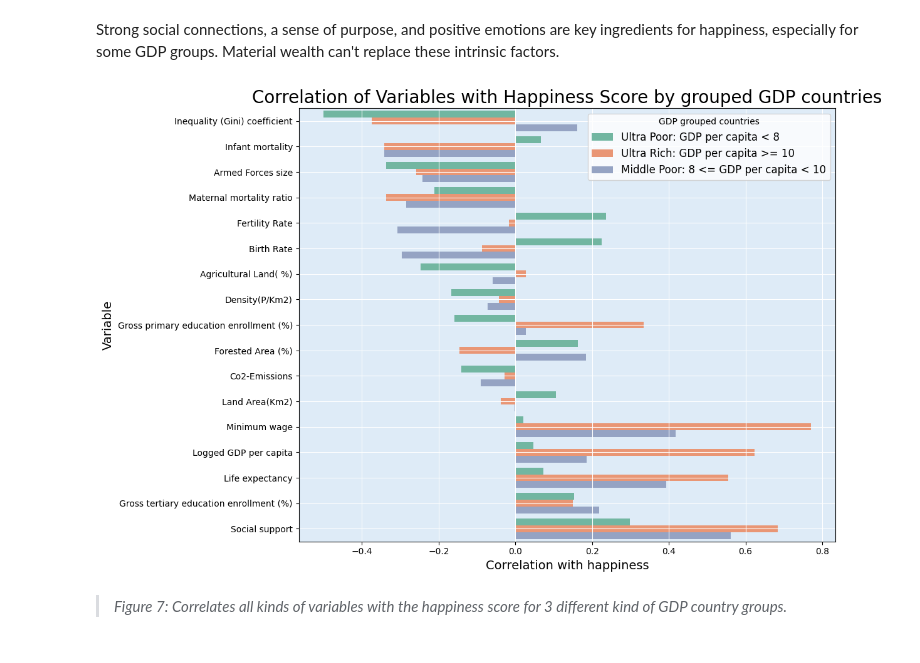
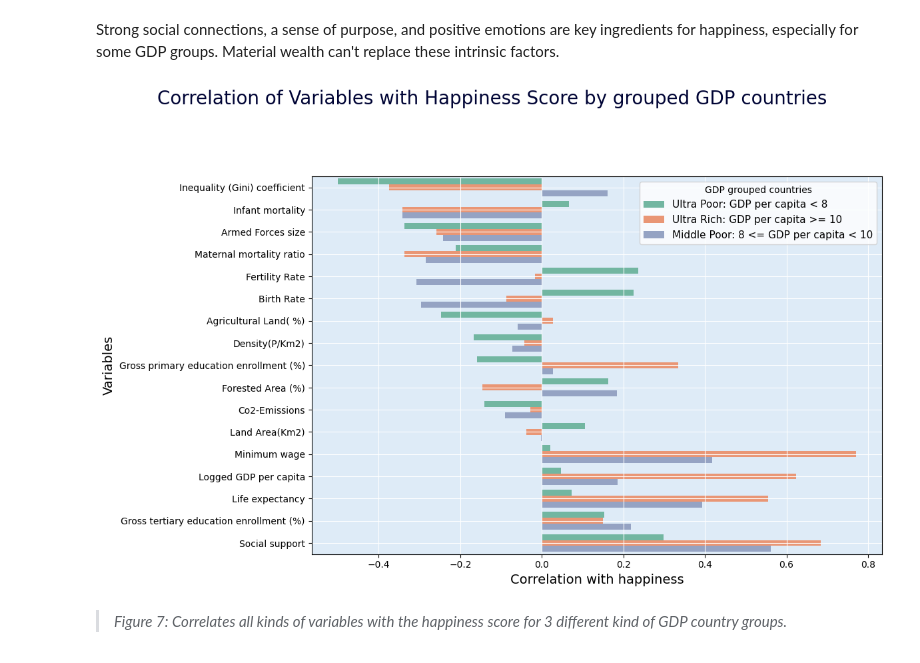
Before and after one commit to thijsslagter12/data-storyV2, a Jupyter notebook: docs/format.ipynb, the cells around one changed output. Cells and saved outputs as stored; diff of their text form; code cells hidden in the pictures.

```diff
--- a/docs/format.ipynb
+++ b/docs/format.ipynb
@@ -453,37 +458,40 @@ merged_data['GDP Group'] = merged_data['Logged GDP per capita'].apply(categorize
 # Compute correlations for each group and each variable
 correlations = []
 
 for group in [poor_group, middle_group, rich_group]:
     group_data = merged_data[merged_data['GDP Group'] == group]
     group_corr = []
     for var in variables:
         if var in group_data.columns:
             correlation = group_data['Happiness Score 2020'].corr(group_data[var])
             group_corr.append({'Variable': var, 'Correlation': correlation, 'Group': group})
     correlations.extend(group_corr)
 
 # Convert correlations list to DataFrame
 correlations_df = pd.DataFrame(correlations)
 
 # Sort the DataFrame by the 'Correlation' column to order the bars from low to high
 correlations_df = correlations_df.sort_values(by='Correlation')
 
 # Plotting the bar chart with specified background color and white grid lines
 plt.figure(figsize=(12, 8))
 sns.barplot(x='Correlation', y='Variable', hue='Group', data=correlations_df, palette='Set2')
-plt.title('Correlation of Variables with Happiness Score by grouped GDP countries', fontsize=20, color='black')
 plt.xlabel('Correlation with happiness', fontsize=14, color='black')
-plt.ylabel('Variable', fontsize=14, color='black')
+plt.ylabel('Variables', fontsize=14, color='black')
 plt.grid(True, color='white')  # White grid lines
-plt.legend(title='GDP grouped countries', loc='upper right', fontsize=12)
+plt.legend(title='GDP grouped countries', loc='upper right', fontsize=11)
 plt.tight_layout()
+
+plt.suptitle('Correlation of Variables with Happiness Score by grouped GDP countries', fontsize=20, x=0.5, y=0.95, color='#000435')
+plt.tight_layout(rect=[0, 0, 1, 0.86])  # Adjust the layout to accommodate suptitle and subplots
 
 # Set the background color to match the specified rgba color
 plt.gca().set_facecolor((0.87, 0.92, 0.97))
 
+
 plt.show()
 # %% [output]
-[figure, old version]
+[figure, new version]
 # %% [markdown]
 > *Figure 7: Correlates all kinds of variables with the happiness score for 3 different kind of GDP country groups.*
 # %% [markdown]
```
Also changed, not shown: parts of 2 cells of this notebook.
